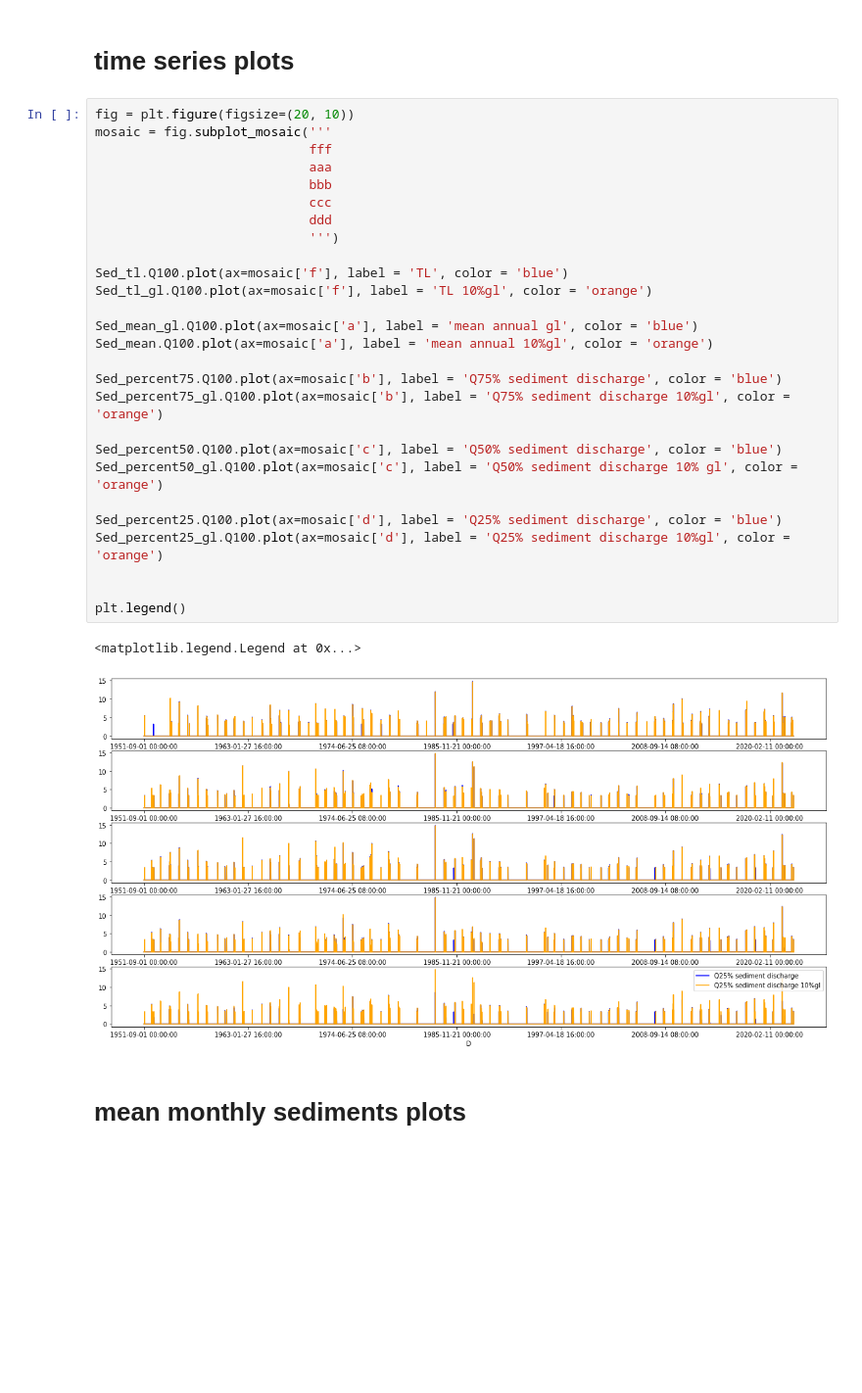
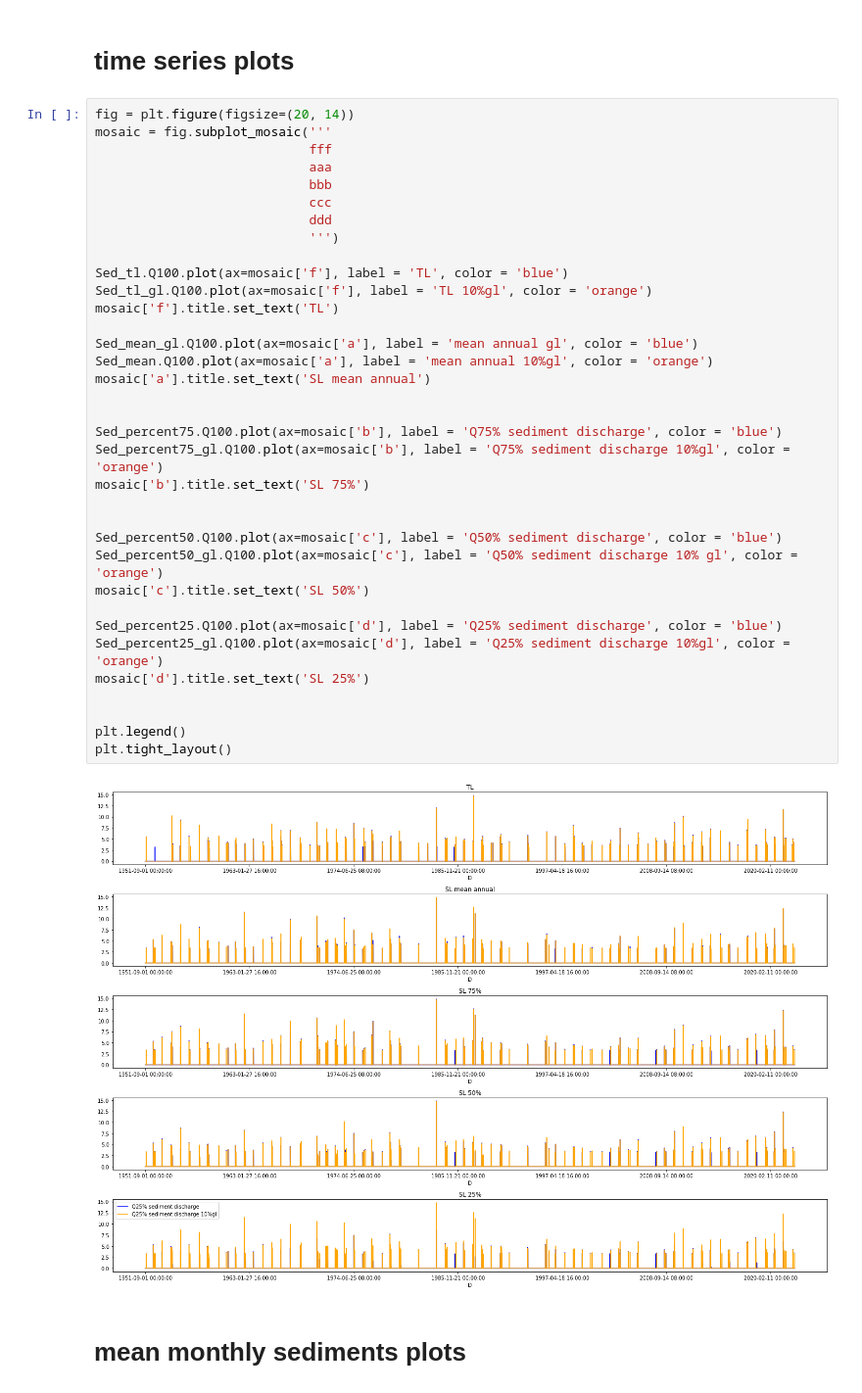
Before and after one commit to varyabazilova/sedcas_sediments_hma, a Jupyter notebook: 202405_modelruns/magnitude_frequency.ipynb, the cells around one changed output. Shown at 98% size. Drawn from its saved outputs; the diff is of its cells as text; blank space fills up the shorter version.

```diff
--- a/202405_modelruns/magnitude_frequency.ipynb
+++ b/202405_modelruns/magnitude_frequency.ipynb
@@ -267,35 +267,42 @@ plt.legend()
 # %% [markdown]
 # time series plots
 # %%
-fig = plt.figure(figsize=(20, 10))
+fig = plt.figure(figsize=(20, 14))
 mosaic = fig.subplot_mosaic('''
                             fff
                             aaa
                             bbb
                             ccc
                             ddd
                             ''')
 
 Sed_tl.Q100.plot(ax=mosaic['f'], label = 'TL', color = 'blue')
 Sed_tl_gl.Q100.plot(ax=mosaic['f'], label = 'TL 10%gl', color = 'orange')
+mosaic['f'].title.set_text('TL')
 
 Sed_mean_gl.Q100.plot(ax=mosaic['a'], label = 'mean annual gl', color = 'blue')
 Sed_mean.Q100.plot(ax=mosaic['a'], label = 'mean annual 10%gl', color = 'orange')
+mosaic['a'].title.set_text('SL mean annual')
+
 
 Sed_percent75.Q100.plot(ax=mosaic['b'], label = 'Q75% sediment discharge', color = 'blue')
 Sed_percent75_gl.Q100.plot(ax=mosaic['b'], label = 'Q75% sediment discharge 10%gl', color = 'orange')
+mosaic['b'].title.set_text('SL 75%')
+
 
 Sed_percent50.Q100.plot(ax=mosaic['c'], label = 'Q50% sediment discharge', color = 'blue')
 Sed_percent50_gl.Q100.plot(ax=mosaic['c'], label = 'Q50% sediment discharge 10% gl', color = 'orange')
+mosaic['c'].title.set_text('SL 50%')
 
 Sed_percent25.Q100.plot(ax=mosaic['d'], label = 'Q25% sediment discharge', color = 'blue')
 Sed_percent25_gl.Q100.plot(ax=mosaic['d'], label = 'Q25% sediment discharge 10%gl', color = 'orange')
+mosaic['d'].title.set_text('SL 25%')
 
 
 plt.legend()
+plt.tight_layout()
 # %% [output]
-<matplotlib.legend.Legend at 0x...>
-[figure, old version]
+[figure, new version]
 # %% [markdown]
 # mean monthly sediments plots
 # %%
```
Also changed, not shown: parts of 11 cells of this notebook, 1 other file.
